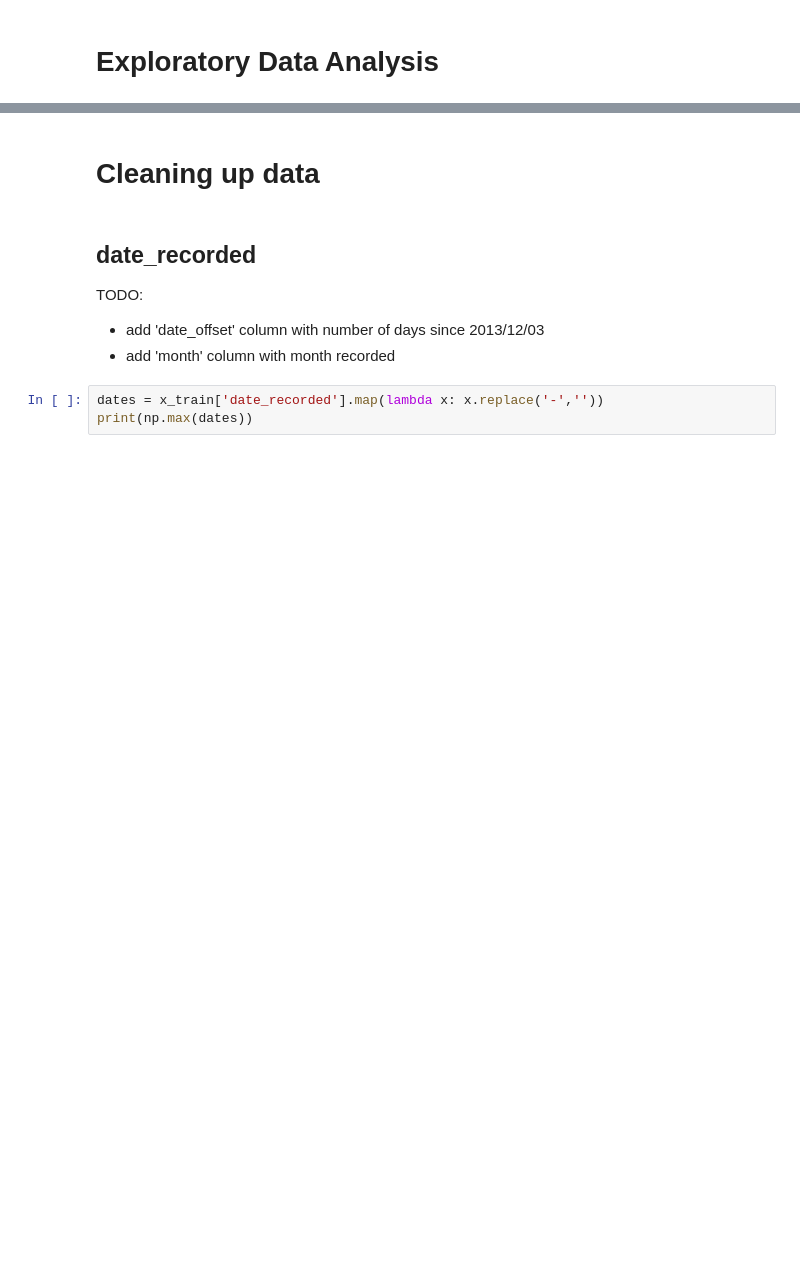
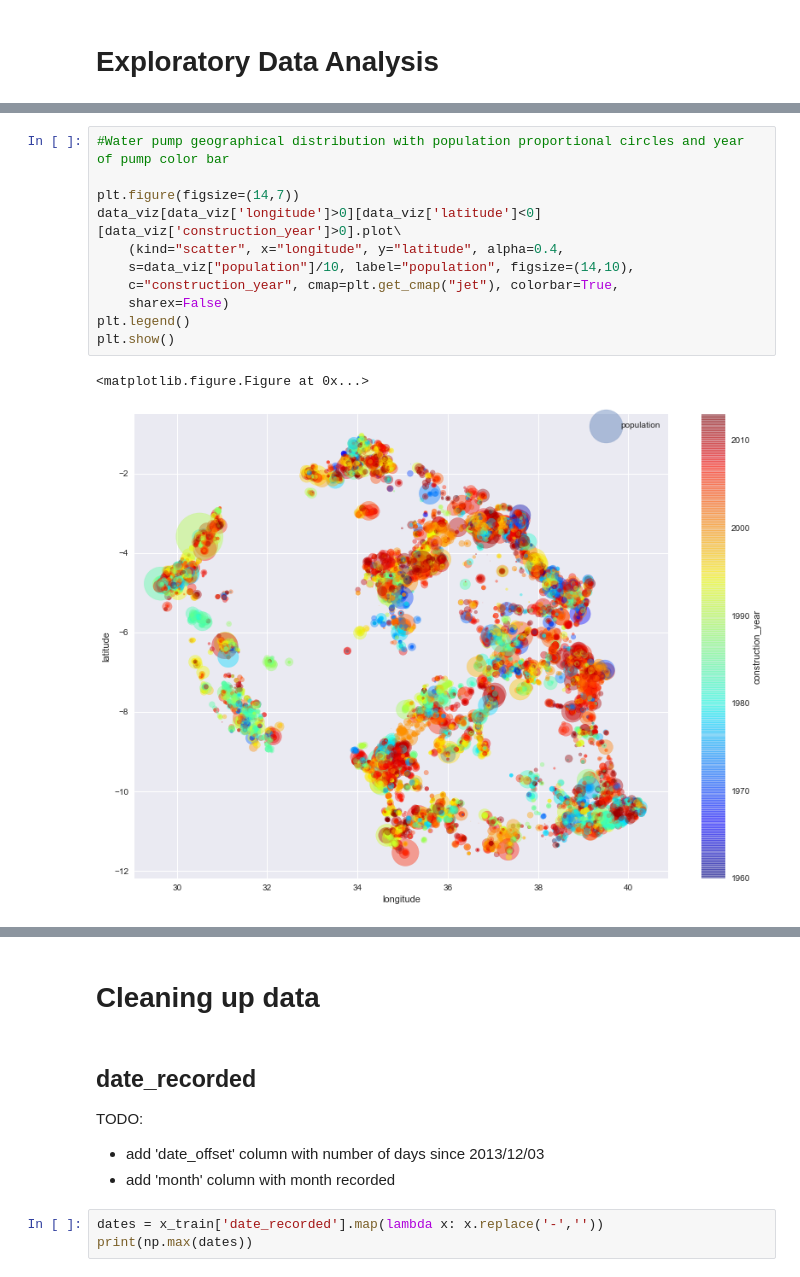
Before and after one commit to kayoyin/water-pumps, a Jupyter notebook: pipes.ipynb, the cells around one changed output, grey strips where cells are left out. Drawn from its saved outputs; the diff is of its cells as text; blank space fills up the shorter version.

```diff
--- a/pipes.ipynb
+++ b/pipes.ipynb
@@ -68,3 +137,17 @@ dtype: int64
+# %%
+#Water pump geographical distribution with population proportional circles and year of pump color bar
+
+plt.figure(figsize=(14,7))
+data_viz[data_viz['longitude']>0][data_viz['latitude']<0][data_viz['construction_year']>0].plot\
+    (kind="scatter", x="longitude", y="latitude", alpha=0.4,
+    s=data_viz["population"]/10, label="population", figsize=(14,10),
+    c="construction_year", cmap=plt.get_cmap("jet"), colorbar=True,
+    sharex=False)
+plt.legend()
+plt.show()
+# %% [output]
+<matplotlib.figure.Figure at 0x...>
+[figure, added]
 # %%
 plt.figure(1,dpi=150)
 x_geo = x_train.drop(x_train[x_train['longitude'] == 0].index)
```
Also changed, not shown: parts of 17 cells of this notebook.
